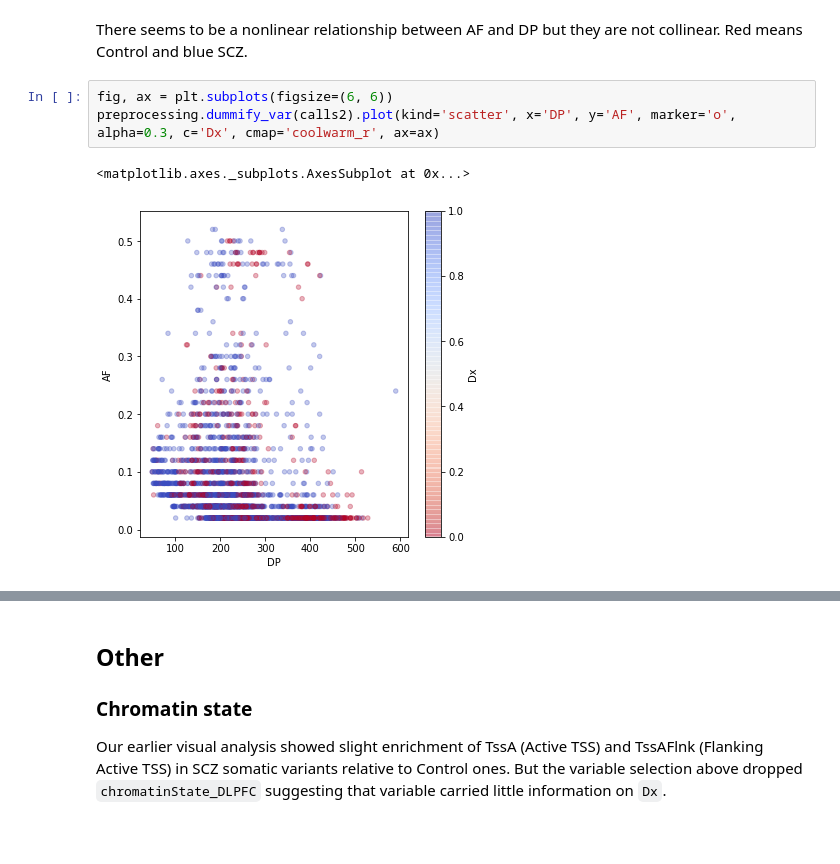
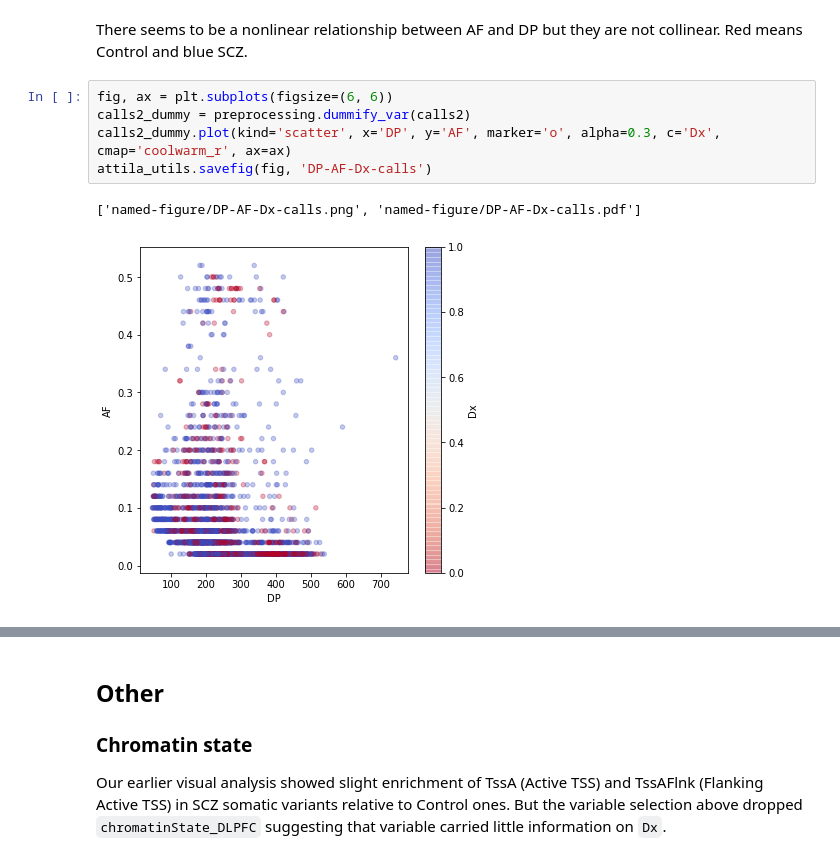
Before and after one commit to attilagk/lab-notebook, a Jupyter notebook: projects/bsm/R/2020-08-13-select-vars/2020-08-13-select-vars.ipynb, the cells around one changed output, grey strips where cells are left out. Drawn from its saved outputs; the diff is of its cells as text.

```diff
--- a/projects/bsm/R/2020-08-13-select-vars/2020-08-13-select-vars.ipynb
+++ b/projects/bsm/R/2020-08-13-select-vars/2020-08-13-select-vars.ipynb
@@ -124,7 +130,9 @@ Text(0.5, 1.0, 'Distribution of mean allele frequency per sample')
 There seems to be a nonlinear relationship between AF and DP but they are not collinear.  Red means Control and blue SCZ.
 # %%
 fig, ax = plt.subplots(figsize=(6, 6))
-preprocessing.dummify_var(calls2).plot(kind='scatter', x='DP', y='AF', marker='o', alpha=0.3, c='Dx', cmap='coolwarm_r', ax=ax)
+calls2_dummy = preprocessing.dummify_var(calls2)
+calls2_dummy.plot(kind='scatter', x='DP', y='AF', marker='o', alpha=0.3, c='Dx', cmap='coolwarm_r', ax=ax)
+attila_utils.savefig(fig, 'DP-AF-Dx-calls')
 # %% [output]
-<matplotlib.axes._subplots.AxesSubplot at 0x...>
+['named-figure/DP-AF-Dx-calls.png', 'named-figure/DP-AF-Dx-calls.pdf']
-[figure, old version]
+[figure, new version]
```
Also changed, not shown: parts of 15 cells of this notebook, 16 other files.
